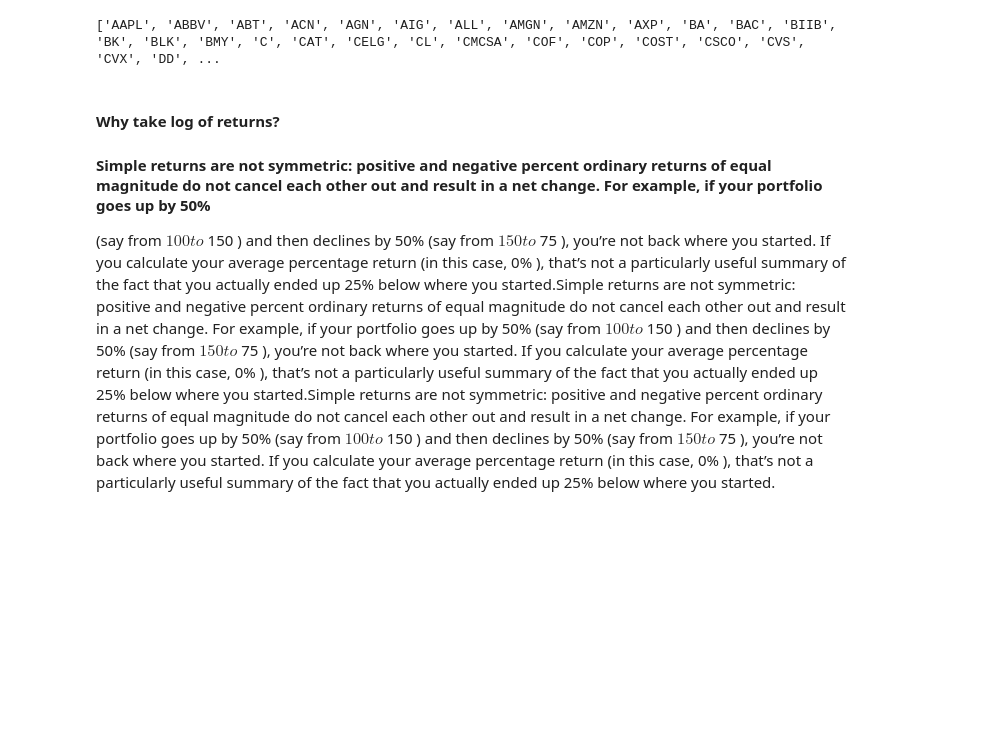
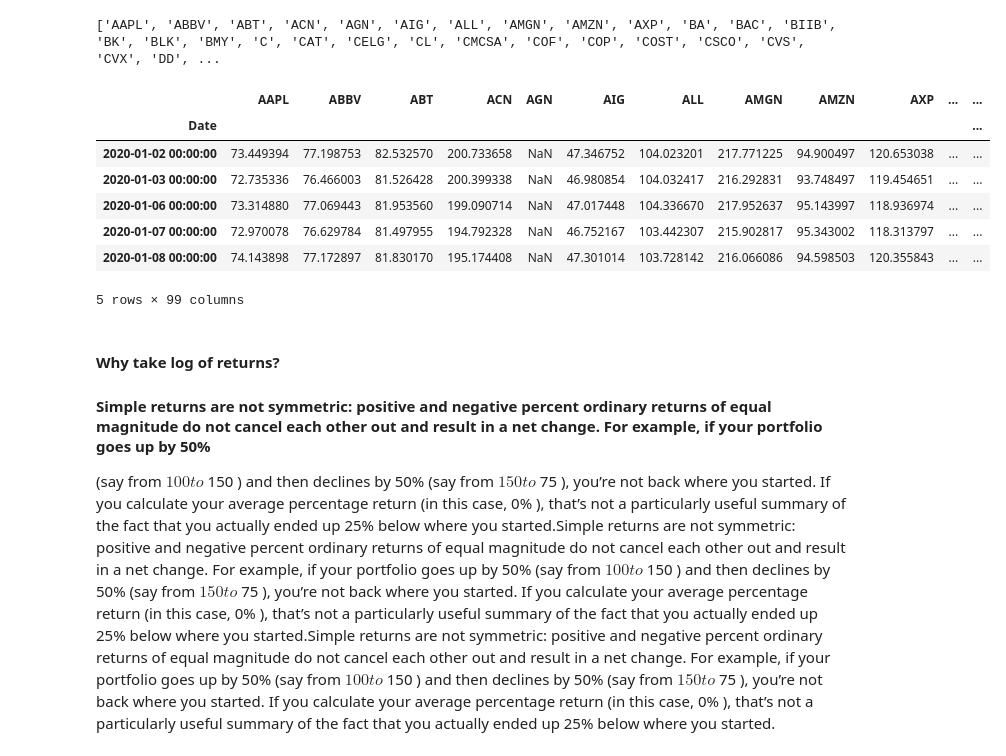
Before and after one commit to lvannote17/StockMarket, a Jupyter notebook: Stock Market Analytics with PCA.ipynb, the cells around one changed output. Cells and saved outputs as stored; diff of their text form; code cells hidden in the pictures; blank space fills up the shorter version.

```diff
--- a/Stock Market Analytics with PCA.ipynb
+++ b/Stock Market Analytics with PCA.ipynb
@@ -28,6 +28,17 @@ print(tickers)
 #prices.to_csv('prices.csv')
 # read prices from csv file
 prices = pd.read_csv('prices.csv', index_col=0)
+# %%
+prices.head()
+# %% [output]
+|  | AAPL | ABBV | ABT | ACN | AGN | AIG | ALL | AMGN | AMZN | AXP | ... | ... |
+| Date |  |  |  |  |  |  |  |  |  |  |  | ... |
+| 2020-01-02 00:00:00 | 73.449394 | 77.198753 | 82.532570 | 200.733658 | NaN | 47.346752 | 104.023201 | 217.771225 | 94.900497 | 120.653038 | ... | ... |
+| 2020-01-03 00:00:00 | 72.735336 | 76.466003 | 81.526428 | 200.399338 | NaN | 46.980854 | 104.032417 | 216.292831 | 93.748497 | 119.454651 | ... | ... |
+| 2020-01-06 00:00:00 | 73.314880 | 77.069443 | 81.953560 | 199.090714 | NaN | 47.017448 | 104.336670 | 217.952637 | 95.143997 | 118.936974 | ... | ... |
+| 2020-01-07 00:00:00 | 72.970078 | 76.629784 | 81.497955 | 194.792328 | NaN | 46.752167 | 103.442307 | 215.902817 | 95.343002 | 118.313797 | ... | ... |
+| 2020-01-08 00:00:00 | 74.143898 | 77.172897 | 81.830170 | 195.174408 | NaN | 47.301014 | 103.728142 | 216.066086 | 94.598503 | 120.355843 | ... | ... |
+5 rows × 99 columns
 # %%
 # daily returns - Remember rs is the log returns
 rs = prices.apply(np.log).diff(1)
```
Also changed, not shown: parts of 3 cells of this notebook, 1 other file.
